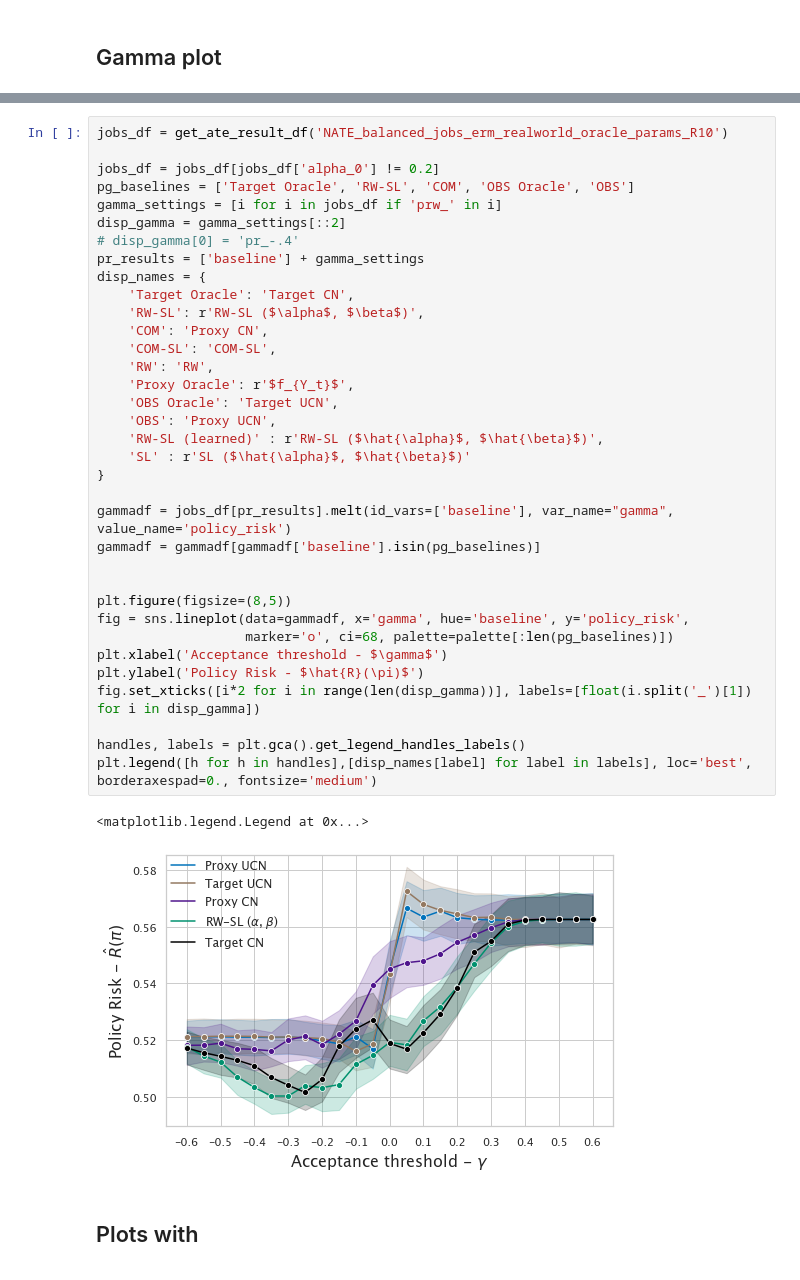
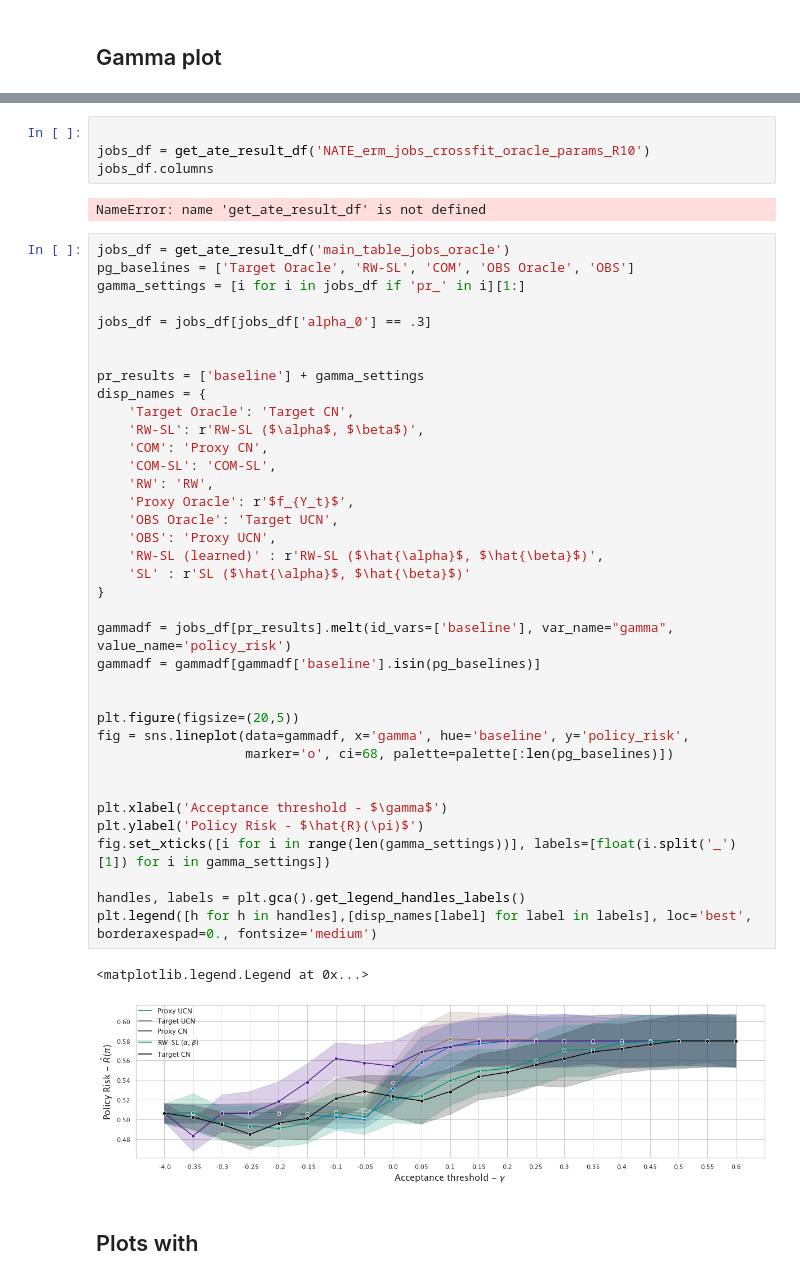
Before and after one commit to lguerdan/counterfactual-decision-support, a Jupyter notebook: notebook_results.ipynb, the cells around one changed output, grey strips where cells are left out. Drawn from its saved outputs; the diff is of its cells as text.

```diff
--- a/notebook_results.ipynb
+++ b/notebook_results.ipynb
@@ -270,41 +220,49 @@ gamma_settings
+# %%
+
+jobs_df = get_ate_result_df('NATE_erm_jobs_crossfit_oracle_params_R10')
+jobs_df.columns
+# %% [output]
+NameError: name 'get_ate_result_df' is not defined
 # %%
-jobs_df = get_ate_result_df('NATE_balanced_jobs_erm_realworld_oracle_params_R10')
+jobs_df = get_ate_result_df('main_table_jobs_oracle')
+pg_baselines = ['Target Oracle', 'RW-SL', 'COM', 'OBS Oracle', 'OBS']
+gamma_settings = [i for i in jobs_df if 'pr_' in i][1:]
 
-jobs_df = jobs_df[jobs_df['alpha_0'] != 0.2]
-pg_baselines = ['Target Oracle', 'RW-SL', 'COM', 'OBS Oracle', 'OBS']
-gamma_settings = [i for i in jobs_df if 'prw_' in i]
-disp_gamma = gamma_settings[::2]
-# disp_gamma[0] = 'pr_-.4'
+jobs_df = jobs_df[jobs_df['alpha_0'] == .3]
+
+
 pr_results = ['baseline'] + gamma_settings
 disp_names = {
     'Target Oracle': 'Target CN',
     'RW-SL': r'RW-SL ($\alpha$, $\beta$)',
     'COM': 'Proxy CN',
     'COM-SL': 'COM-SL',
     'RW': 'RW',
     'Proxy Oracle': r'$f_{Y_t}$',
     'OBS Oracle': 'Target UCN',
     'OBS': 'Proxy UCN',
     'RW-SL (learned)' : r'RW-SL ($\hat{\alpha}$, $\hat{\beta}$)',
     'SL' : r'SL ($\hat{\alpha}$, $\hat{\beta}$)'
 }
 
 gammadf = jobs_df[pr_results].melt(id_vars=['baseline'], var_name="gamma", value_name='policy_risk')
 gammadf = gammadf[gammadf['baseline'].isin(pg_baselines)]
 
 
-plt.figure(figsize=(8,5))
+plt.figure(figsize=(20,5))
 fig = sns.lineplot(data=gammadf, x='gamma', hue='baseline', y='policy_risk',
                    marker='o', ci=68, palette=palette[:len(pg_baselines)])
+
+
 plt.xlabel('Acceptance threshold - $\gamma$')
 plt.ylabel('Policy Risk - $\hat{R}(\pi)$')
-fig.set_xticks([i*2 for i in range(len(disp_gamma))], labels=[float(i.split('_')[1]) for i in disp_gamma])
+fig.set_xticks([i for i in range(len(gamma_settings))], labels=[float(i.split('_')[1]) for i in gamma_settings])
 
 handles, labels = plt.gca().get_legend_handles_labels()
 plt.legend([h for h in handles],[disp_names[label] for label in labels], loc='best', borderaxespad=0., fontsize='medium')
 # %% [output]
 <matplotlib.legend.Legend at 0x...>
-[figure, old version]
+[figure, new version]
 # %% [markdown]
 ## Plots with
 # %%
```
Also changed, not shown: parts of 4 cells of this notebook, 4 other files.
